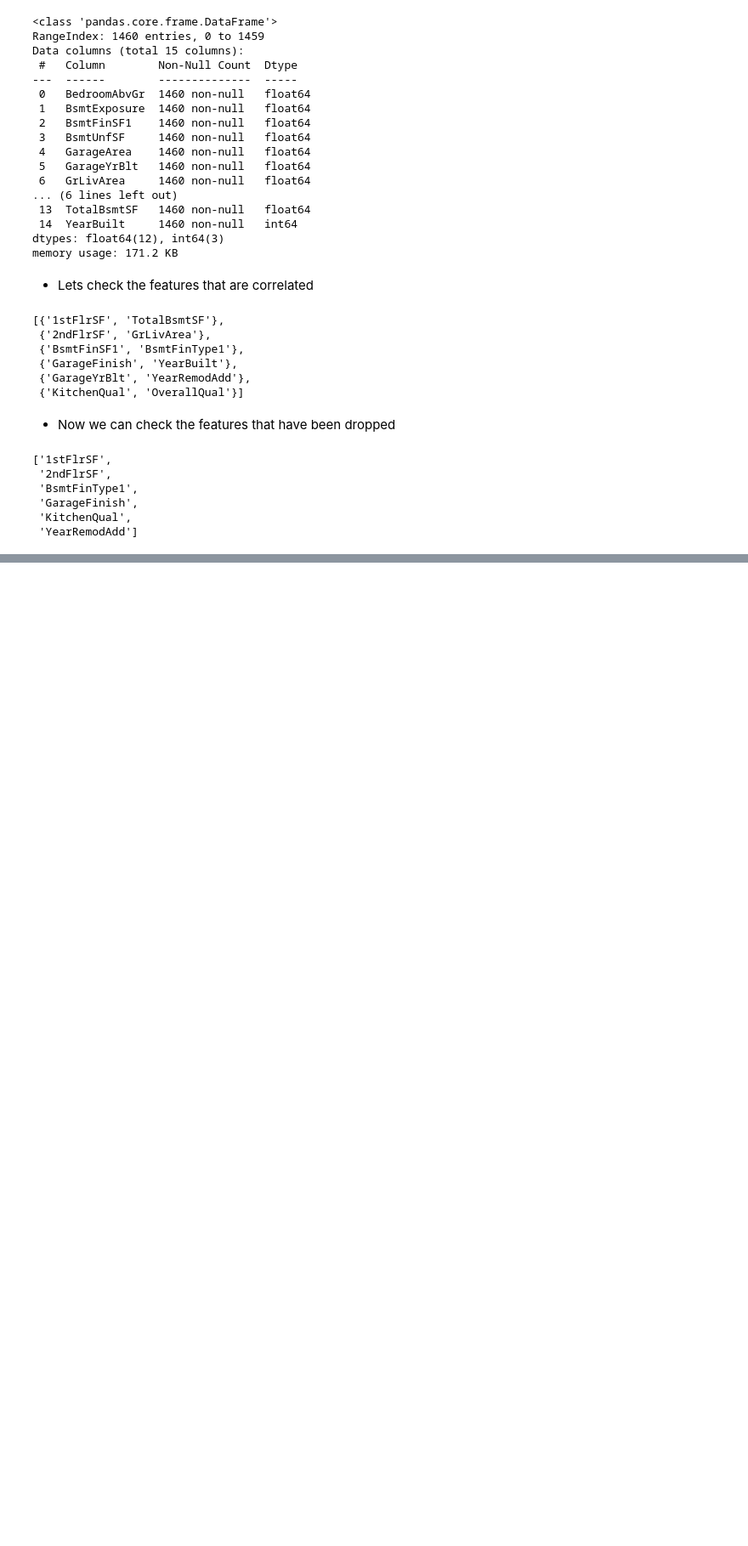
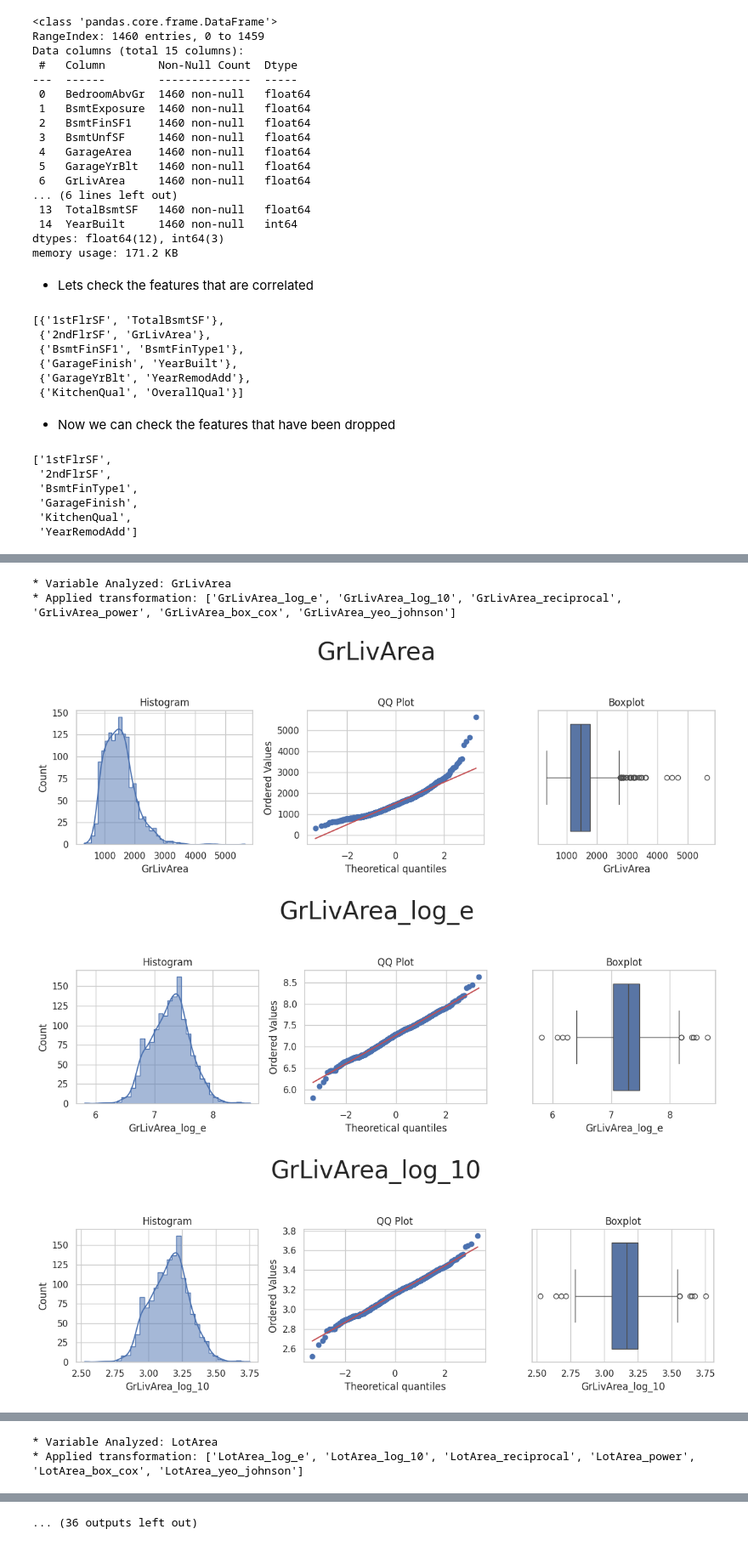
Before and after one commit to James-Burch/PP5-ML-PROJECT, a Jupyter notebook: jupyter_notebooks/4.FeatureEngineering.ipynb, the cells around one changed output, grey strips where cells are left out. Shown at 85% size. Cells and saved outputs as stored; diff of their text form; code cells hidden in the pictures; blank space fills up the shorter version.

Commit message:
Create engineered variables by applying transformations and plot

```diff
--- a/jupyter_notebooks/4.FeatureEngineering.ipynb
+++ b/jupyter_notebooks/4.FeatureEngineering.ipynb
@@ -176,0 +427,5 @@ pipeline.get_params()['corr_sel'].features_to_drop_
+# %%
+var_featengine = ['GrLivArea', 'LotArea', 'LotFrontage', 'MasVnrArea', 'BsmtFinSF1', 'BsmtUnfSF', 'GarageArea', 'OpenPorchSF', 'TotalBsmtSF']
+# %%
+df_featengine = df_transformed[var_featengine].copy()
+df_featengine.head(3)
@@ -176,0 +437,8 @@ pipeline.get_params()['corr_sel'].features_to_drop_
+# %%
+df_featengine = FeatureEngineeringAnalysis(df=df_featengine, analysis_type='numerical')
+# %% [output]
+* Variable Analyzed: GrLivArea
+* Applied transformation: ['GrLivArea_log_e', 'GrLivArea_log_10', 'GrLivArea_reciprocal', 'GrLivArea_power', 'GrLivArea_box_cox', 'GrLivArea_yeo_johnson']
+[figure, added]
+[figure, added]
+[figure, added]
@@ -176,0 +449,2 @@ pipeline.get_params()['corr_sel'].features_to_drop_
+* Variable Analyzed: LotArea
+* Applied transformation: ['LotArea_log_e', 'LotArea_log_10', 'LotArea_reciprocal', 'LotArea_power', 'LotArea_box_cox', 'LotArea_yeo_johnson']
@@ -176,0 +454 @@ pipeline.get_params()['corr_sel'].features_to_drop_
+... (36 outputs left out)
```
Also changed, not shown: parts of 8 cells of this notebook.
